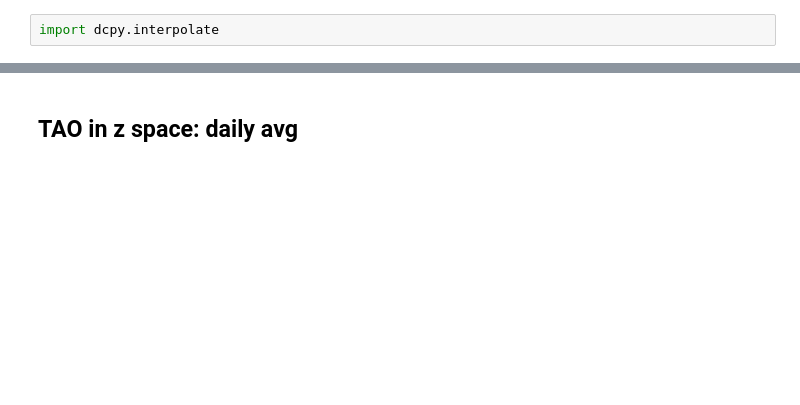
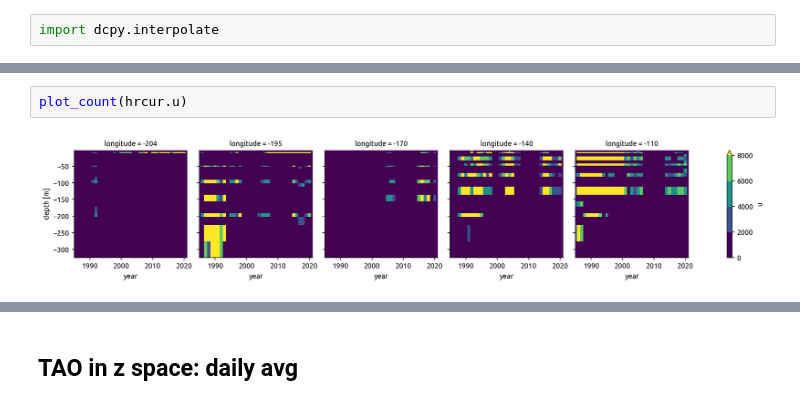
Before and after one commit to dcherian/pump, a Jupyter notebook: notebooks/dataset-preparation.ipynb, the cells around one changed output, grey strips where cells are left out. Cells and saved outputs as stored; diff of their text form; blank space fills up the shorter version.

```diff
--- a/notebooks/dataset-preparation.ipynb
+++ b/notebooks/dataset-preparation.ipynb
@@ -152,0 +114,4 @@ tao_gridded.unify_chunks().to_zarr("tao_eq_hr_gridded.zarr", mode="w", consolida
+# %%
+plot_count(hrcur.u)
+# %% [output]
+[figure, added]
```
Also changed, not shown: parts of 68 cells of this notebook, 1 other file.
